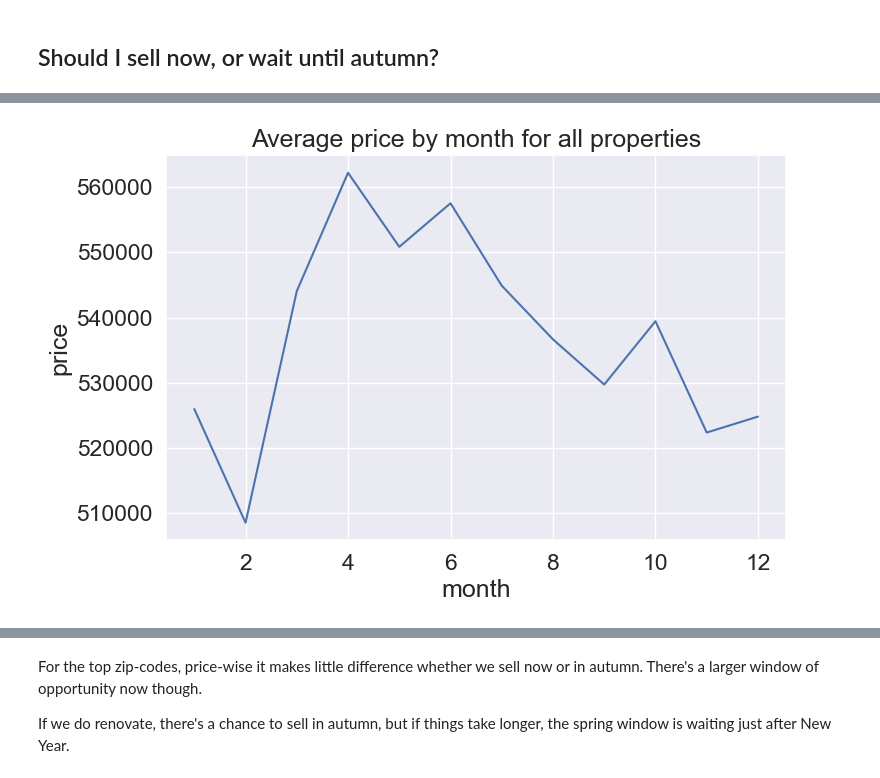
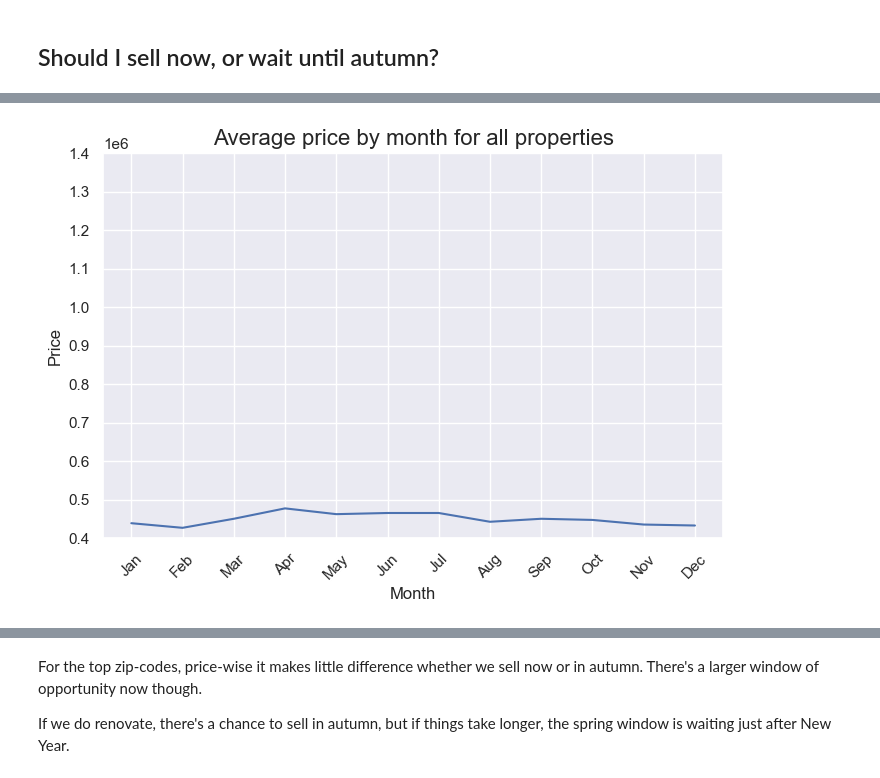
Before and after one commit to johnheaven/ds-eda-project, a Jupyter notebook: EDA.ipynb, the cells around one changed output, grey strips where cells are left out. Drawn from its saved outputs; the diff is of its cells as text; code cells hidden in the pictures.

Commit message:
updated notebook so we can do medians as well as means of zips... not perfect yet though.

```diff
--- a/EDA.ipynb
+++ b/EDA.ipynb
@@ -47,0 +68,3 @@ memory usage: 3.5+ MB
+# %%
+df = df.iloc[:, [0, 1, 2, 10, 14, 15, 16, 17, 18]]
+df.info()
@@ -73,4 +116,7 @@ memory usage: 3.5+ MB
 # %%
-df["yr_renovated"] = pd.to_datetime(df["yr_renovated"].replace("0.0", np.NaN), format="%Y.0")
-df.info()
+df["yr_renovated"] = pd.to_datetime(
+    df["yr_renovated"].replace("0.0", np.NaN), format="%Y.0"
+    )
+
+df["yr_renovated"].dtype
 # %% [output]
@@ -105,0 +128,3 @@ Name: price, dtype: float64
+# %%
+fig, ax = plt.subplots(figsize=(2, 5))
+sns.boxplot(ax=ax, data=df["price"])
@@ -211,5 +350,2 @@ Again, there are two that are in one but not the other.
 # %% [markdown]
 ## Should I sell now, or wait until autumn?
-# %%
-fig = sns.lineplot(df[["price","date"]], x="date", y="price")
-fig.set(xlabel="Date", ylabel="Price")
@@ -219,11 +352,23 @@ fig.set(xlabel="Date", ylabel="Price")
 # %%
-def plot_monthly_prices(df, title=None):
+def plot_monthly_prices(df, title=None, ytick_lim=1.4e6, cut_y=4e5):
+    fig, ax = plt.subplots()
     df = df.copy()
-    df["month"] = df["date"].dt.month.astype(int)
-    df_month_prices = df[["month", "price"]].groupby("month").mean()
-    p = sns.lineplot(df_month_prices, x="month", y="price")
-    if title is not None: p.set_title(title)
+    df["month"] = df["date"].dt.month
+    df_month_prices = df[["month", "price"]].groupby("month").median()
+    p = sns.lineplot(axes=ax, data=df_month_prices, x="month", y="price")
+    plt.xticks(rotation=45)
+
+    # calculate upper limit for y axis (ytick_lim) with padding to next 100,000 unless one is passed as argument
+    if ytick_lim is None:
+        pricemax = df_month_prices["price"].max()
+        ytick_lim = pricemax - (pricemax // 1e5)
+
+    ax.set_yticks(ticks=np.arange(cut_y, ytick_lim + 1e5, 1e5))
+    ax.set_xticks(ticks=df_month_prices.index, labels=["Jan", "Feb", "Mar", "Apr", "May", "Jun", "Jul", "Aug", "Sep", "Oct", "Nov", "Dec"])
+    ax.set_title(title, fontsize=16)
+    ax.set_xlabel("Month")
+    ax.set_ylabel("Price")
 
 plot_monthly_prices(df, title="Average price by month for all properties")
 # %% [output]
-[figure, old version]
+[figure, new version]
```
Also changed, not shown: parts of 73 cells of this notebook.
